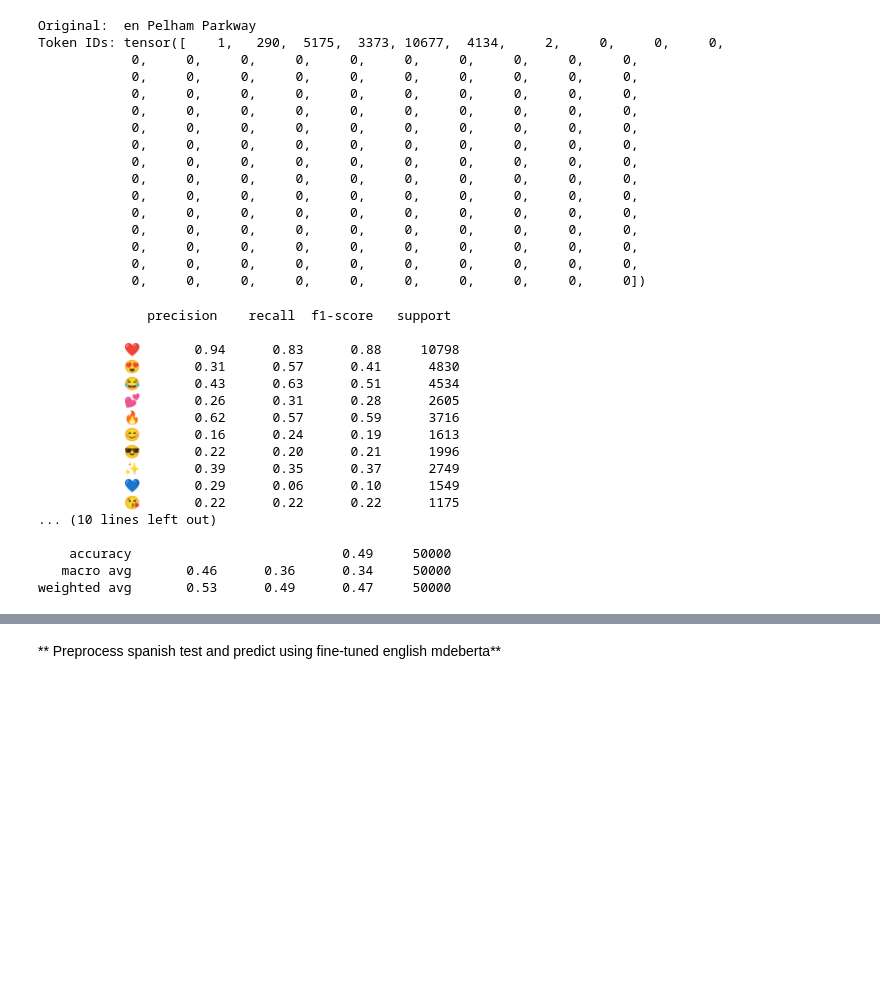
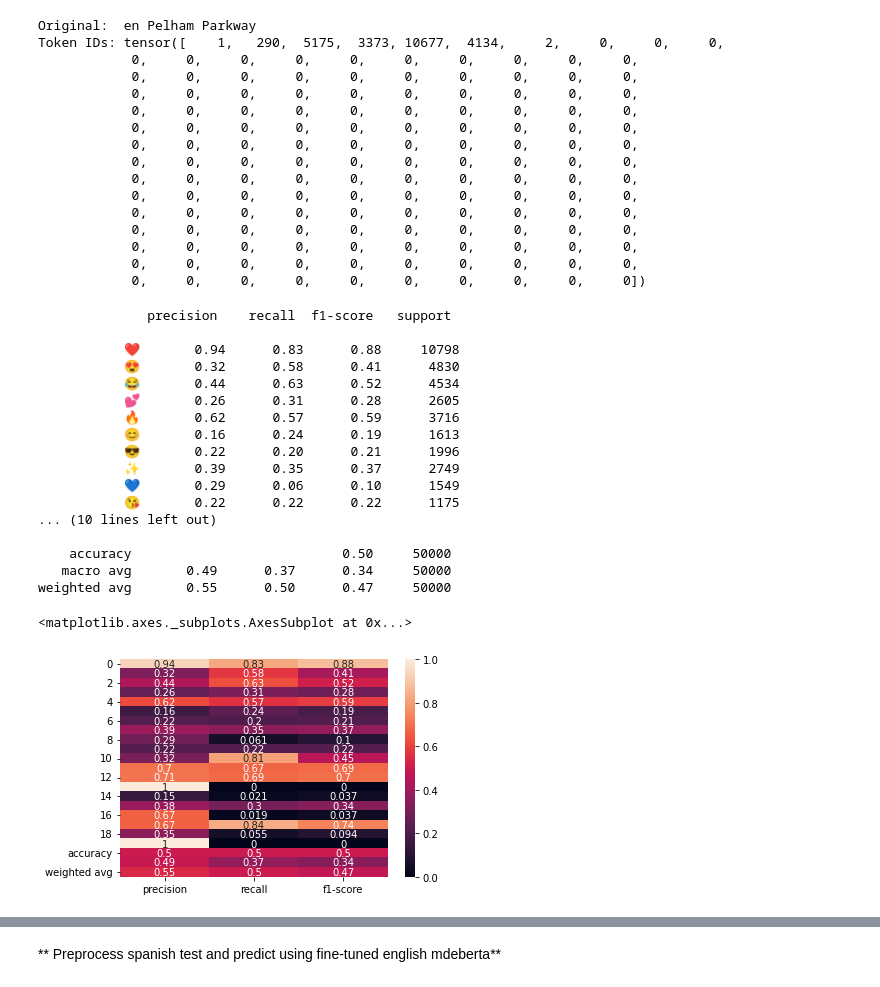
Before and after one commit to dspoorthy/MultilingualEmojiPrediction, a Jupyter notebook: DiscriminativeModels/mDeberta_Model/Project_505_DescriptiveModel_mDeberta.ipynb, the cells around one changed output, grey strips where cells are left out. Saved outputs shown, nothing was run; the diff lists cells and outputs as text; code cells hidden in the pictures; blank space fills up the shorter version.

```diff
--- a/DiscriminativeModels/mDeberta_Model/Project_505_DescriptiveModel_mDeberta.ipynb
+++ b/DiscriminativeModels/mDeberta_Model/Project_505_DescriptiveModel_mDeberta.ipynb
@@ -747,3 +812,7 @@ acc_ee, pred_label_ee, true_labels_ee = predicttestset(model_mdeberta_eng,predic
+# %%
+df_ee = pd.read_csv(filepath+'ee.csv')
+true_labels_ee = df_ee.TrueLabels.values
+pred_label_ee = df_ee.Prediction.values
 # %%
 from sklearn.metrics import classification_report
 emoji_list_ee = ['❤', '😍', '😂', '💕', '🔥', '😊', '😎', '✨', '💙', '😘', '📷', '🇺🇸', '☀', '💜', '😉', '💯', '😁', '🎄', '📸', '😜']
@@ -753,8 +822,8 @@ print(final_repo)
               precision    recall  f1-score   support
 
            ❤       0.94      0.83      0.88     10798
-           😍       0.31      0.57      0.41      4830
-           😂       0.43      0.63      0.51      4534
+           😍       0.32      0.58      0.41      4830
+           😂       0.44      0.63      0.52      4534
            💕       0.26      0.31      0.28      2605
            🔥       0.62      0.57      0.59      3716
            😊       0.16      0.24      0.19      1613
@@ -764,9 +833,18 @@ print(final_repo)
            😘       0.22      0.22      0.22      1175
 ... (10 lines left out)
 
-    accuracy                           0.49     50000
-   macro avg       0.46      0.36      0.34     50000
-weighted avg       0.53      0.49      0.47     50000
+    accuracy                           0.50     50000
+   macro avg       0.49      0.37      0.34     50000
+weighted avg       0.55      0.50      0.47     50000
+# %%
+import pandas as pd
+import seaborn as sns
+from sklearn.metrics import classification_report
+evaluation_report = classification_report(true_labels_ee, pred_label_ee, output_dict=True, zero_division=1)
+sns.heatmap(pd.DataFrame(evaluation_report).iloc[:-1, :].T, annot=True)
+# %% [output]
+<matplotlib.axes._subplots.AxesSubplot at 0x...>
+[figure, added]
 # %%
 print('The accuracy for fine-tune mDeberta using english train data on english test set is:',acc_ee,'%')
 # %% [output]
```
Also changed, not shown: parts of 51 cells of this notebook.
